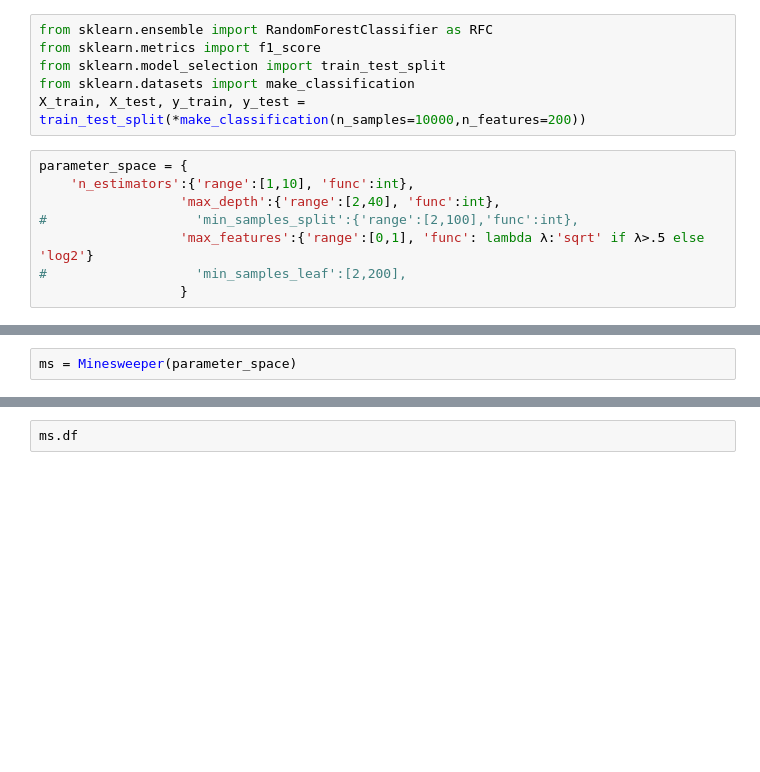
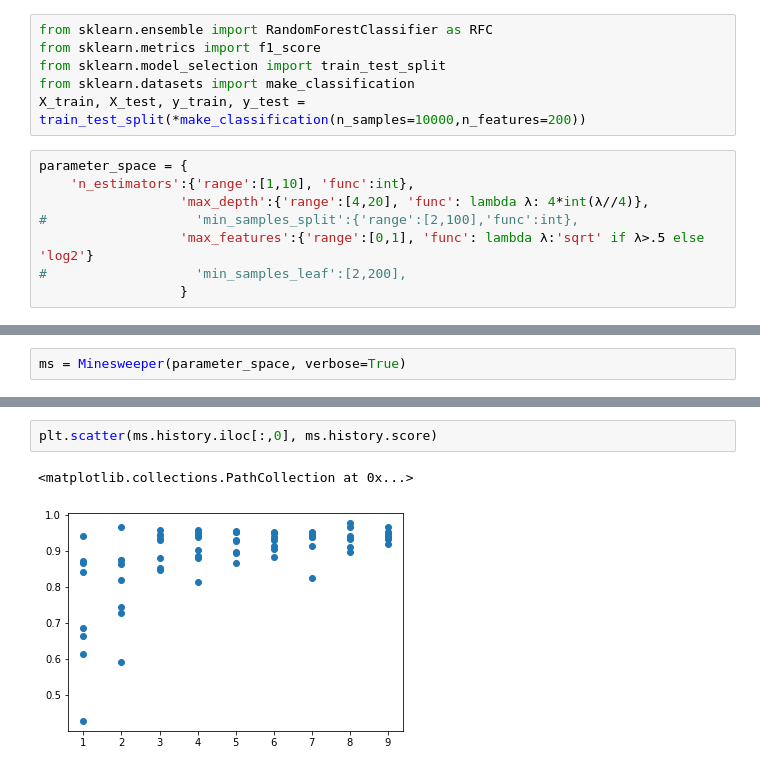
Before and after one commit to ljbelenky/minesweeper_tuning, a Jupyter notebook: higher dimensions.ipynb, the cells around one changed output, grey strips where cells are left out. Drawn from its saved outputs; the diff is of its cells as text; blank space fills up the shorter version.

```diff
--- a/higher dimensions.ipynb
+++ b/higher dimensions.ipynb
@@ -18,7 +18,7 @@ X_train, X_test, y_train, y_test = train_test_split(*make_classification(n_sampl
 # %%
 parameter_space = {
     'n_estimators':{'range':[1,10], 'func':int},
-                  'max_depth':{'range':[2,40], 'func':int},
+                  'max_depth':{'range':[4,20], 'func': lambda λ: 4*int(λ//4)},
 #                   'min_samples_split':{'range':[2,100],'func':int},
                   'max_features':{'range':[0,1], 'func': lambda λ:'sqrt' if λ>.5 else 'log2'}
 #                   'min_samples_leaf':[2,200],
@@ -32,5 +32,5 @@ parameter_space
 # %%
-ms = Minesweeper(parameter_space)
+ms = Minesweeper(parameter_space, verbose=True)
 # %%
 while True:
 
@@ -70,2 +107,5 @@ ms.history
-# %%
-ms.df
+# %%
+plt.scatter(ms.history.iloc[:,0], ms.history.score)
+# %% [output]
+<matplotlib.collections.PathCollection at 0x...>
+[figure, added]
```
Also changed, not shown: parts of 12 cells of this notebook, 1 other file.
